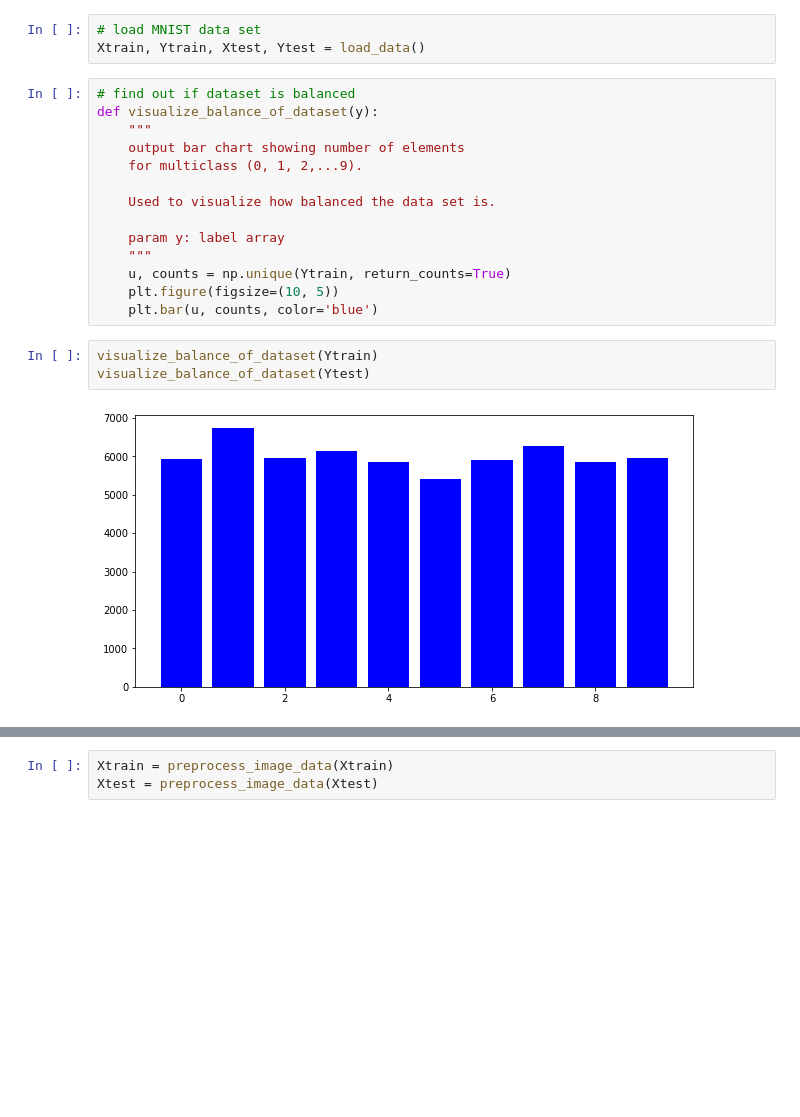
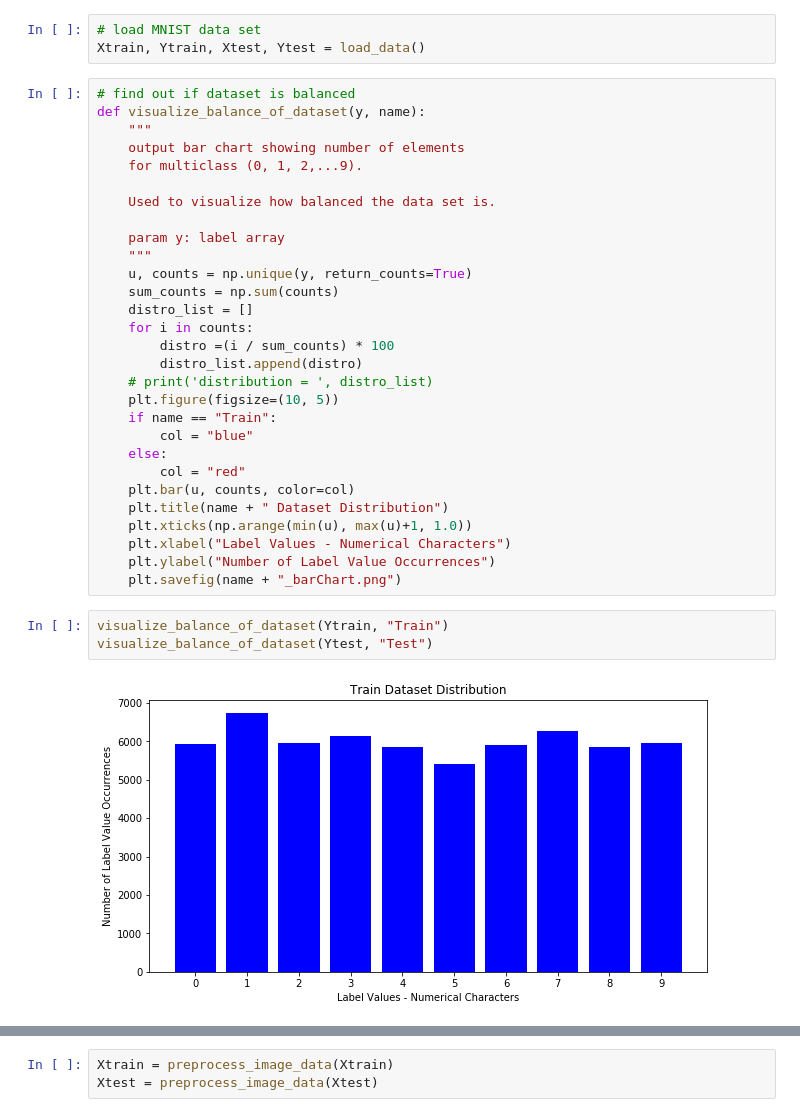
Before and after one commit to emilybeatty/TextRecognition, a Jupyter notebook: Main.ipynb, the cells around one changed output, grey strips where cells are left out. Drawn from its saved outputs; the diff is of its cells as text; blank space fills up the shorter version.

```diff
--- a/Main.ipynb
+++ b/Main.ipynb
@@ -52,7 +52,7 @@ def preprocess_label_data(label_data):
 Xtrain, Ytrain, Xtest, Ytest = load_data()
 # %%
 # find out if dataset is balanced
-def visualize_balance_of_dataset(y):
+def visualize_balance_of_dataset(y, name):
     """
     output bar chart showing number of elements
     for multiclass (0, 1, 2,...9).
@@ -61,11 +61,26 @@ def visualize_balance_of_dataset(y):
 
     param y: label array
     """
-    u, counts = np.unique(Ytrain, return_counts=True)
+    u, counts = np.unique(y, return_counts=True)
+    sum_counts = np.sum(counts)
+    distro_list = []
+    for i in counts:
+        distro =(i / sum_counts) * 100
+        distro_list.append(distro)
+    # print('distribution = ', distro_list)
     plt.figure(figsize=(10, 5))
-    plt.bar(u, counts, color='blue')
+    if name == "Train":
+        col = "blue"
+    else:
+        col = "red"
+    plt.bar(u, counts, color=col)
+    plt.title(name + " Dataset Distribution")
+    plt.xticks(np.arange(min(u), max(u)+1, 1.0))
+    plt.xlabel("Label Values - Numerical Characters")
+    plt.ylabel("Number of Label Value Occurrences")
+    plt.savefig(name + "_barChart.png")
 # %%
-visualize_balance_of_dataset(Ytrain)
-visualize_balance_of_dataset(Ytest)
+visualize_balance_of_dataset(Ytrain, "Train")
+visualize_balance_of_dataset(Ytest, "Test")
 # %% [output]
-[figure, old version]
+[figure, new version]
```
Also changed, not shown: parts of 7 cells of this notebook, 2 other files.
